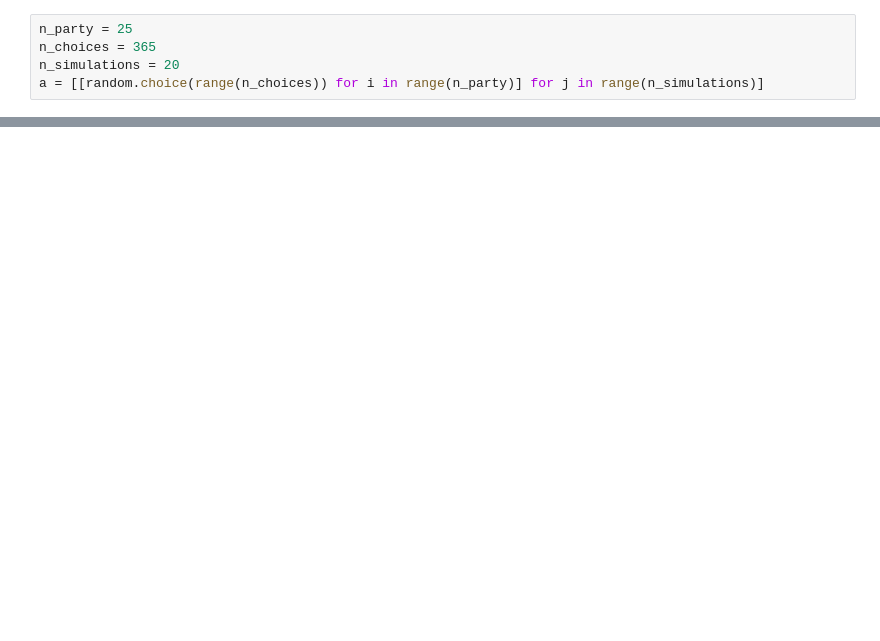
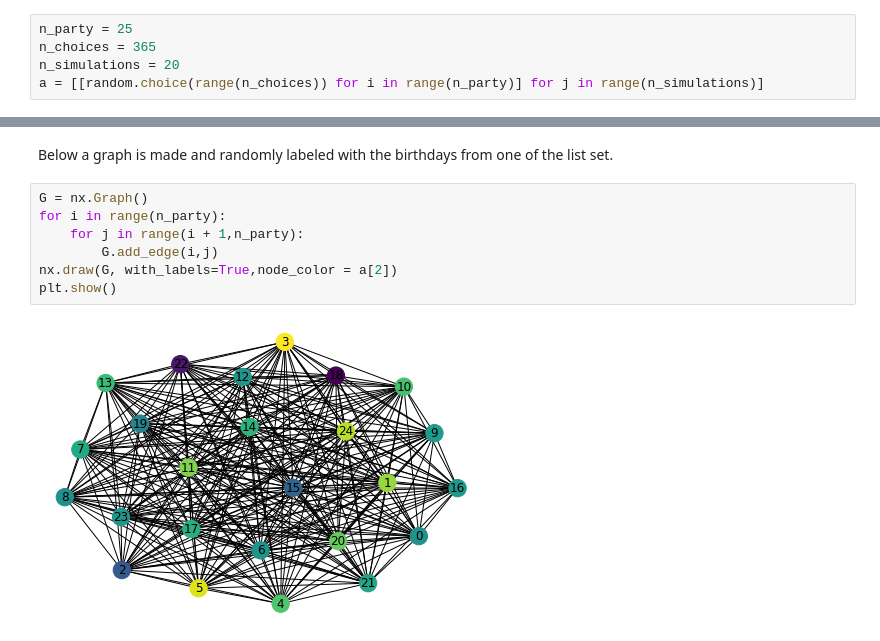
Before and after one commit to unna97/maths-havard-stats-110, a Jupyter notebook: _notebooks/2020-05-10-BirthdayProblem.ipynb, the cells around one changed output, grey strips where cells are left out. Drawn from its saved outputs; the diff is of its cells as text; blank space fills up the shorter version.

```diff
--- a/_notebooks/2020-05-10-BirthdayProblem.ipynb
+++ b/_notebooks/2020-05-10-BirthdayProblem.ipynb
@@ -28,0 +35,11 @@ plt.bar(range(n_simulations),bar_chart)
+# %% [markdown]
+Below a graph is made and randomly labeled with the birthdays from one of the list set.
+# %%
+G = nx.Graph()
+for i in range(n_party):
+    for j in range(i + 1,n_party):
+        G.add_edge(i,j)
+nx.draw(G, with_labels=True,node_color = a[2])
+plt.show()
+# %% [output]
+[figure, added]
```
Also changed, not shown: parts of 4 cells of this notebook.
